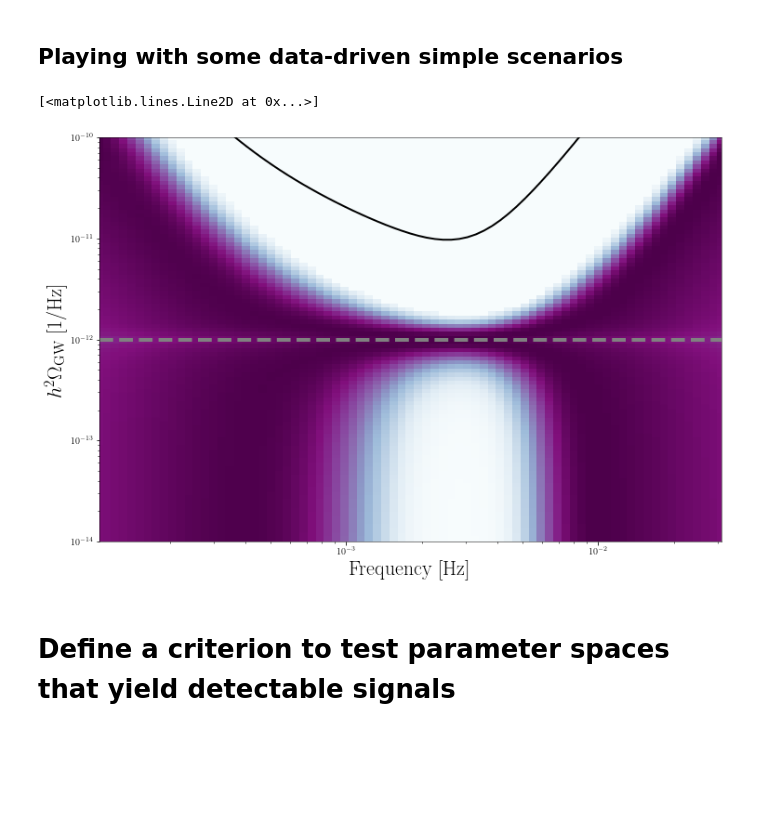
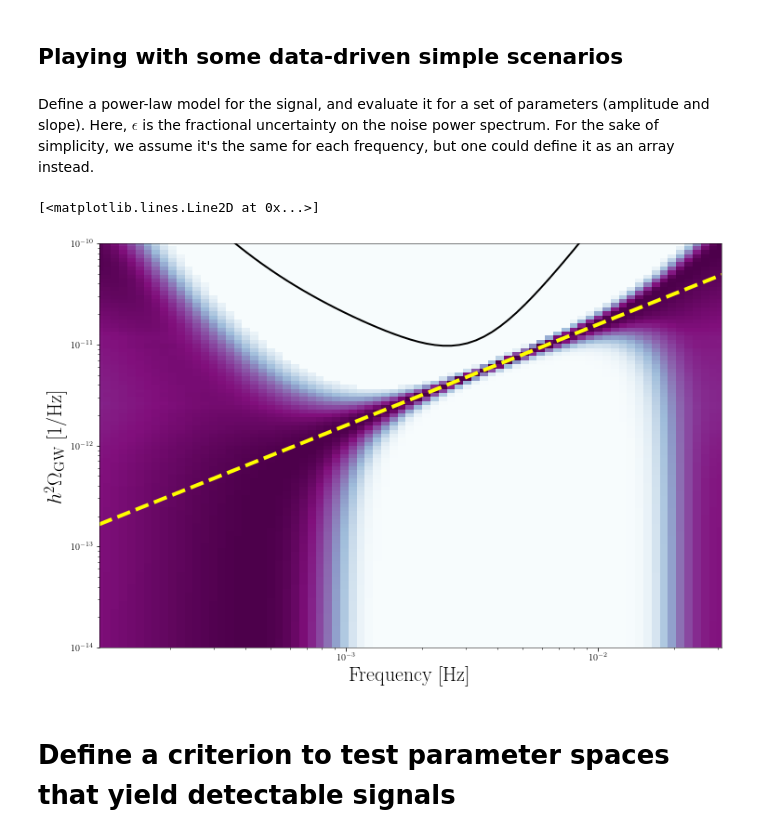
Before and after one commit to karnesis/stochastic-background-detectability, a Jupyter notebook: notebooks/explore_parameter_spaces_powerlaw.ipynb, the cells around one changed output. Cells and saved outputs as stored; diff of their text form; code cells hidden in the pictures; blank space fills up the shorter version.

```diff
--- a/notebooks/explore_parameter_spaces_powerlaw.ipynb
+++ b/notebooks/explore_parameter_spaces_powerlaw.ipynb
@@ -90,23 +84,26 @@ norm_const = copy.deepcopy(Omega_0)
 
 # Interpolate to make nicer
 Naverages = np.interp(fvec, fv, Navs)
+# %% [markdown]
+Define a power-law model for the signal, and evaluate it for a set of parameters (amplitude and slope). Here, $\epsilon$ is the fractional uncertainty on the noise power spectrum. For the sake of simplicity, we assume it's the same for each frequency, but one could define it as an array instead.
+# %%
+signalmodel = powerlaw(fv, refFreq=2e-3)
+s = signalmodel.eval([-11.5, 1.0])
+epsilon = .01 #
 # %%
-signalmodel = powerlaw(fv, refFreq=2e-3)
-s = signalmodel.eval([-12., -0.0])
-epsilon = .01
-
 n = np.interp(fv, fvec, Omega_0)
 D = [n + s, n + s]
 
 _,_,_,(fig, ax) = posterior_f(fv, n, Navs, D, D_e=None, epsilon=epsilon, \
                     logylims=[-14, -10], ngrid=100, \
                         Nsigmas=1, v=True, plot=True, \
                             cmap=plt.cm.BuPu, shading='auto')
 
-ax.loglog(fv, s, lw=4, linestyle='--',color='gray')
+ax.loglog(fv, s, lw=4, linestyle='--',color='yellow')
+# plt.savefig('/Users/nikos/Desktop/example.pdf')
 # %% [output]
 [<matplotlib.lines.Line2D at 0x...>]
-[figure, old version]
+[figure, new version]
 # %% [markdown]
 # Define a criterion to test parameter spaces that yield detectable signals
 # %%
```
Also changed, not shown: parts of 6 cells of this notebook, 1 other file.
